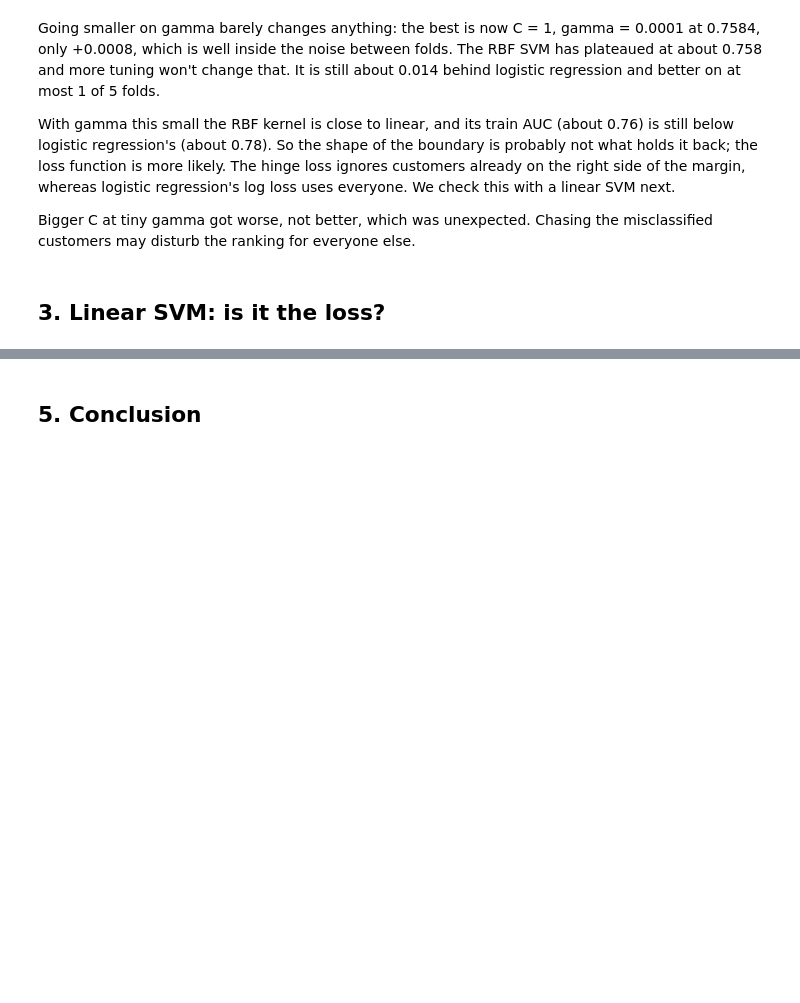
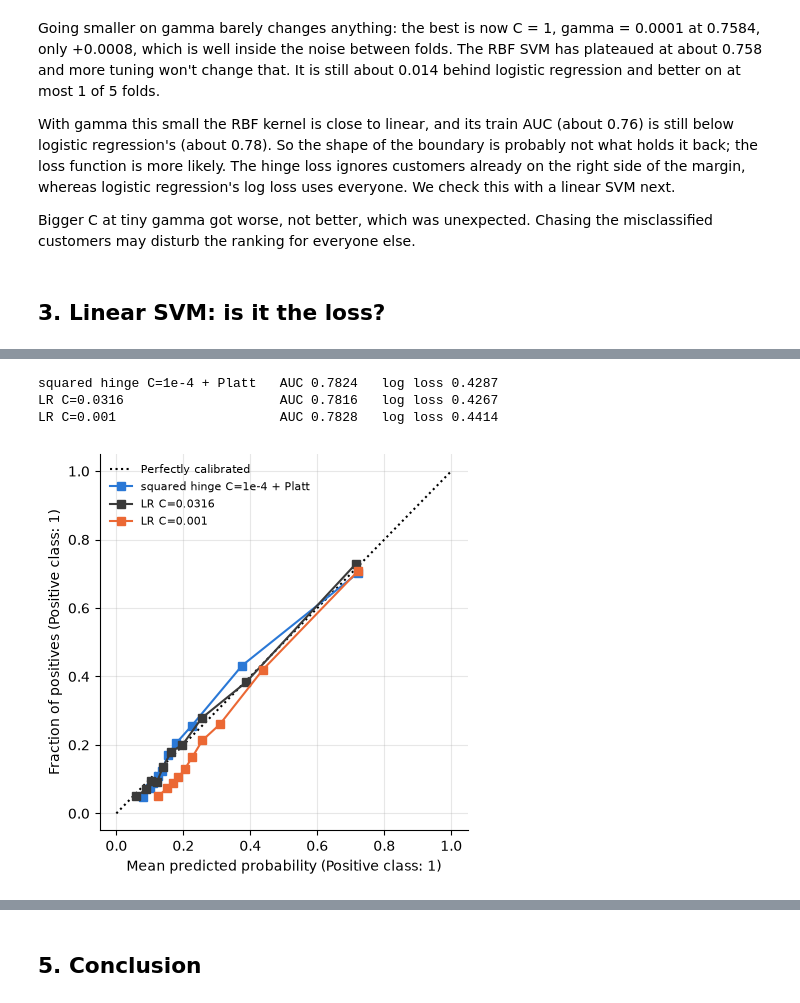
Before and after one commit to Oscar339/dst-sprint1, a Jupyter notebook: report/06-SVM.ipynb, the cells around one changed output, grey strips where cells are left out. Drawn from its saved outputs; the diff is of its cells as text; code cells hidden in the pictures; blank space fills up the shorter version.

```diff
--- a/report/06-SVM.ipynb
+++ b/report/06-SVM.ipynb
@@ -213,0 +222,19 @@ check on validation; score once on test; save `data/output/predictions-svm.csv`.
+# %%
+def platt(m):
+    """Platt scaling: fit a sigmoid to the SVM's scores (on held-out parts of the training fold) to get probabilities."""
+    return CalibratedClassifierCV(m, method="sigmoid", cv=5)
+
+# best of each kind from sections 2-3, plus LR tuned on log loss (05) and on AUC (section 3)
+finalists = {
+    "rbf C=1 g=0.0001 + Platt":     platt(SVC(C=1, gamma=0.0001)),
+    "hinge C=3e-5 + Platt":         platt(LinearSVC(C=3e-5, loss="hinge", dual=True, max_iter=20000, random_state=2026)),
+    "squared hinge C=1e-4 + Platt": platt(LinearSVC(C=1e-4, dual=True, max_iter=20000, random_state=2026)),
+    "LR C=0.0316":                  LogisticRegression(C=0.0316, l1_ratio=0, solver="liblinear", max_iter=1000),
+    "LR C=0.001":                   LogisticRegression(C=0.001, l1_ratio=0, solver="liblinear", max_iter=1000),
+}
+
+rows = {}
+for name, m in finalists.items():          # rbf + Platt is the slow one (~2 min)
+    r = cross_validate(make_pipeline(StandardScaler(), m), X, y_train, cv=cv, scoring=["roc_auc", "neg_log_loss"])
+    rows[name] = {"auc": r["test_roc_auc"].mean(), "logloss": -r["test_neg_log_loss"].mean()}
+pd.DataFrame.from_dict(rows, orient="index").round(4)
@@ -213,0 +248,22 @@ check on validation; score once on test; save `data/output/predictions-svm.csv`.
+# %%
+# one check on validation: fit on all of train; the test set is not used
+raw_val, y_val = prep.load("validation")
+X_val = prep.prepare(raw_val, ratios=True)
+
+p_val = {}
+for name in ["squared hinge C=1e-4 + Platt", "LR C=0.0316", "LR C=0.001"]:
+    m = make_pipeline(StandardScaler(), clone(finalists[name])).fit(X, y_train)
+    p_val[name] = m.predict_proba(X_val)[:, 1]
+    print(f"{name:<30} AUC {roc_auc_score(y_val, p_val[name]):.4f}   log loss {log_loss(y_val, p_val[name]):.4f}")
+
+fig, ax = plt.subplots(figsize=(4.5, 4.5))
+for name, c in [("squared hinge C=1e-4 + Platt", "#2a78d6"), ("LR C=0.0316", "#3a3a3a"), ("LR C=0.001", "#eb6834")]:
+    CalibrationDisplay.from_predictions(y_val, p_val[name], n_bins=10, strategy="quantile", ax=ax, name=name, color=c)
+ax.grid(alpha=0.3); ax.spines[["top", "right"]].set_visible(False)
+ax.legend(frameon=False, fontsize=8)
+plt.tight_layout()
+# %% [output]
+squared hinge C=1e-4 + Platt   AUC 0.7824   log loss 0.4287
+LR C=0.0316                    AUC 0.7816   log loss 0.4267
+LR C=0.001                     AUC 0.7828   log loss 0.4414
+[figure, added]
```
Also changed, not shown: parts of 12 cells of this notebook, 2 other files.
